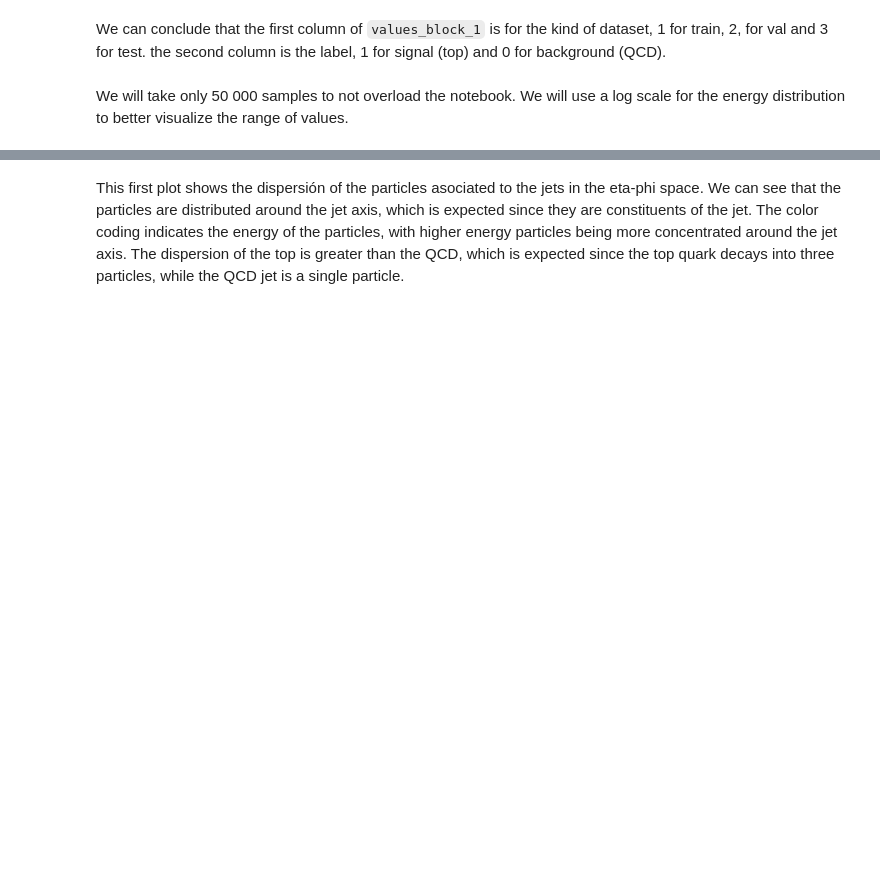
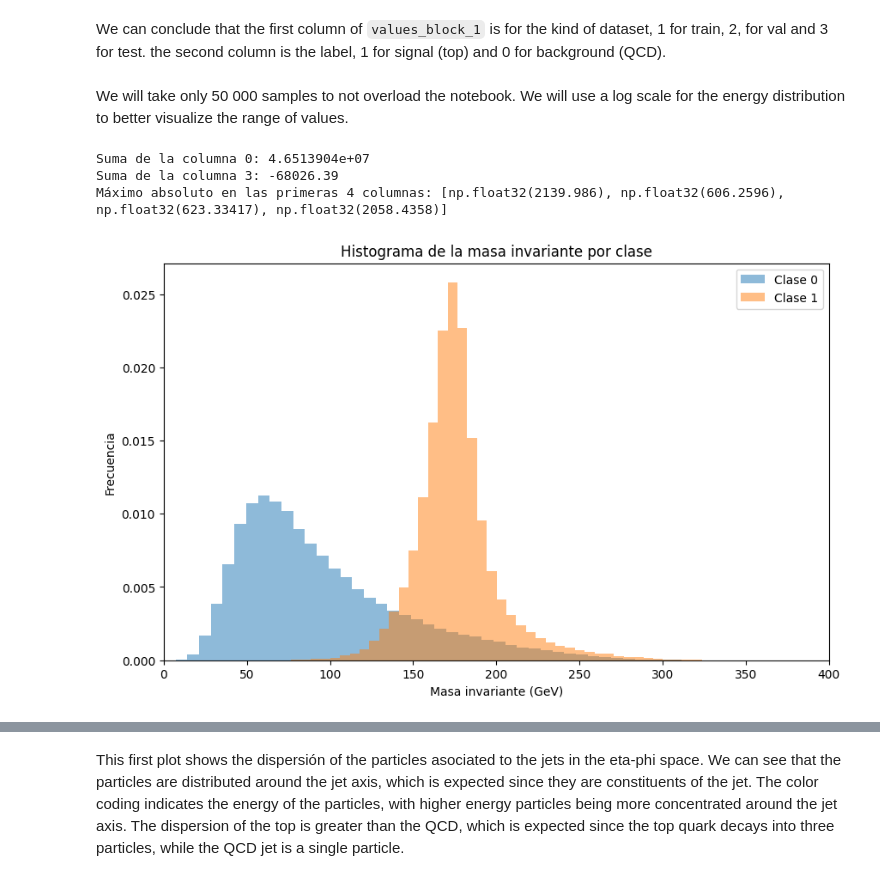
Before and after one commit to ReyGuadarrama/Quantum-Sinusoidal-Kolmogorov-Arnold-Networks-for-High-Energy-Physics, a Jupyter notebook: notebooks/EDA_top.ipynb, the cells around one changed output, grey strips where cells are left out. Saved outputs shown, nothing was run; the diff lists cells and outputs as text; code cells hidden in the pictures; blank space fills up the shorter version.

```diff
--- a/notebooks/EDA_top.ipynb
+++ b/notebooks/EDA_top.ipynb
@@ -233,6 +237,27 @@ p_theta = np.arctan2(p_pt, particles_pz)
 p_eta = -np.log(np.tan(p_theta / 2.0), where=(p_theta > 0), out=np.zeros_like(p_theta))
 p_phi = np.arctan2(particles_py, particles_px)
 p_energy = x_sample[:, 3:20:4].flatten()
+# %%
+print("Suma de la columna 0:", np.sum(x_sample[:, 0]))
+print("Suma de la columna 3:", np.sum(x_sample[:, 3]))
+print("Máximo absoluto en las primeras 4 columnas:", [np.max(np.abs(x_sample[:, i])) for i in range(4)])
+# %% [output]
+Suma de la columna 0: 4.6513904e+07
+Suma de la columna 3: -68026.39
+Máximo absoluto en las primeras 4 columnas: [np.float32(2139.986), np.float32(606.2596), np.float32(623.33417), np.float32(2058.4358)]
+# %%
+# Histograma normalizado de la masa invariante por clase
+plt.figure(figsize=(10, 6))
+plt.hist(jet_mass[y_sample == 0], bins= 50, alpha=0.5, label='Clase 0', density=True)
+plt.hist(jet_mass[y_sample == 1], bins= 50, alpha=0.5, label='Clase 1', density=True)
+plt.xlabel('Masa invariante (GeV)')
+plt.ylabel('Frecuencia')
+plt.legend()
+plt.title('Histograma de la masa invariante por clase')
+plt.xlim(-0.04, 400)  # Ajusta los límites del eje x según tus datos
+plt.show()
+# %% [output]
+[figure, added]
 # %%
 # dataframe
 df_real = pl.DataFrame({
```
Also changed, not shown: parts of 5 cells of this notebook, 4 other files.
